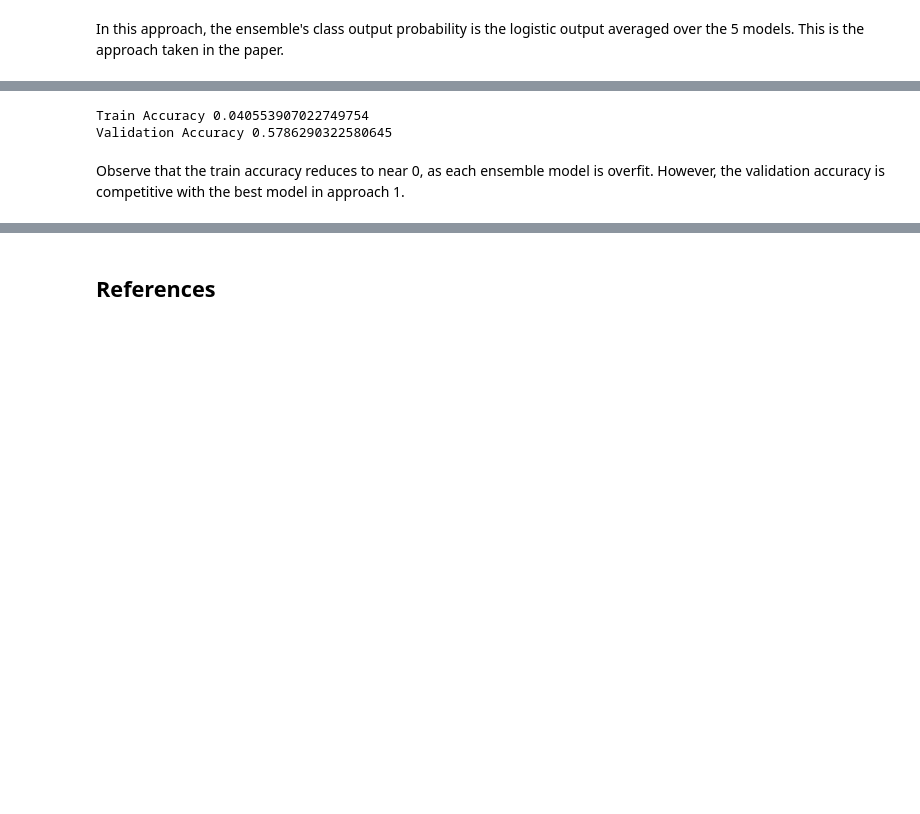
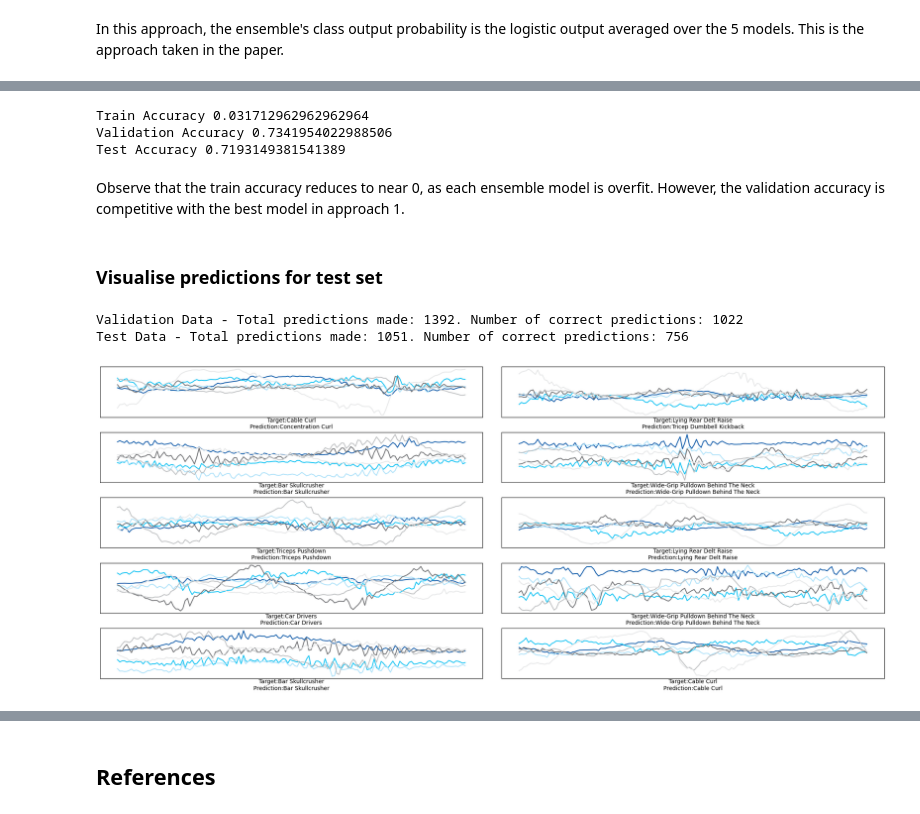
Before and after one commit to cadams012/Gym-Activity-Recognition, a Jupyter notebook: benchmarks/InceptionTime.ipynb, the cells around one changed output, grey strips where cells are left out. Saved outputs shown, nothing was run; the diff lists cells and outputs as text; code cells hidden in the pictures; blank space fills up the shorter version.

Commit message:
Created InceptionEnsemble

```diff
--- a/benchmarks/InceptionTime.ipynb
+++ b/benchmarks/InceptionTime.ipynb
@@ -377,7 +383,10 @@ In this approach, the ensemble's class output probability is the logistic output
 # %%
 ensemble_train_predictions = []
 ensemble_val_predictions = []
+ensemble_test_predictions = []
+
 for model in models:
     ensemble_train_predictions.append(model.predict(train_ds))
     ensemble_val_predictions.append(model.predict(val_ds))
+    ensemble_test_predictions.append(model.predict(test_ds))
 # %% [output]
@@ -395,19 +409,37 @@ for model in models:
 # Take the mean prediction over the 5 models
 ensemble_train_predictions = np.mean(ensemble_train_predictions, axis=0)
 ensemble_val_predictions = np.mean(ensemble_val_predictions, axis=0)
+ensemble_test_predictions = np.mean(ensemble_test_predictions, axis=0)
 # %%
 # Find the class with the highest prediction probability across the 5 models, for each sample
 ensemble_train_predicted_classes = np.argmax(ensemble_train_predictions, axis=1)
 ensemble_val_predicted_classes = np.argmax(ensemble_val_predictions, axis=1)
+ensemble_test_predicted_classes = np.argmax(ensemble_test_predictions, axis=1)
 
 # Do the same for the one hot encoded labels.
 ensemble_train_labels = np.argmax(train_labels_tf, axis=1)
 ensemble_val_labels = np.argmax(val_labels_tf, axis=1)
+ensemble_test_labels = np.argmax(test_labels_tf, axis=1)
 # %%
 print(f"Train Accuracy {np.equal(ensemble_train_predicted_classes, ensemble_train_labels).mean()}")
 print(f"Validation Accuracy {np.equal(ensemble_val_predicted_classes, ensemble_val_labels).mean()}")
+print(f"Test Accuracy {np.equal(ensemble_test_predicted_classes, ensemble_test_labels).mean()}")
 # %% [output]
-Train Accuracy 0.040553907022749754
-Validation Accuracy 0.5786290322580645
+Train Accuracy 0.031712962962962964
+Validation Accuracy 0.7341954022988506
+Test Accuracy 0.7193149381541389
 # %% [markdown]
 Observe that the train accuracy reduces to near 0, as each ensemble model is overfit. However, the validation accuracy is competitive with the best model in approach 1.
+# %% [markdown]
+### **Visualise predictions for test set**
+# %%
+# Compare predictions against the targets
+print("Validation Data - Total predictions made: %s. Number of correct predictions: %s" % (len(ensemble_val_predicted_classes), sum(np.equal(ensemble_val_predicted_classes, y_val))))
+print("Test Data - Total predictions made: %s. Number of correct predictions: %s" % (len(ensemble_test_predicted_classes), sum(np.equal(ensemble_test_predicted_classes, y_test))))
+# %% [output]
+Validation Data - Total predictions made: 1392. Number of correct predictions: 1022
+Test Data - Total predictions made: 1051. Number of correct predictions: 756
+# %%
+plot_samples(data = x_test, labels = y_test, predictions = ensemble_test_predicted_classes)
+# %% [output]
+[figure, added]
```
Also changed, not shown: parts of 16 cells of this notebook.
